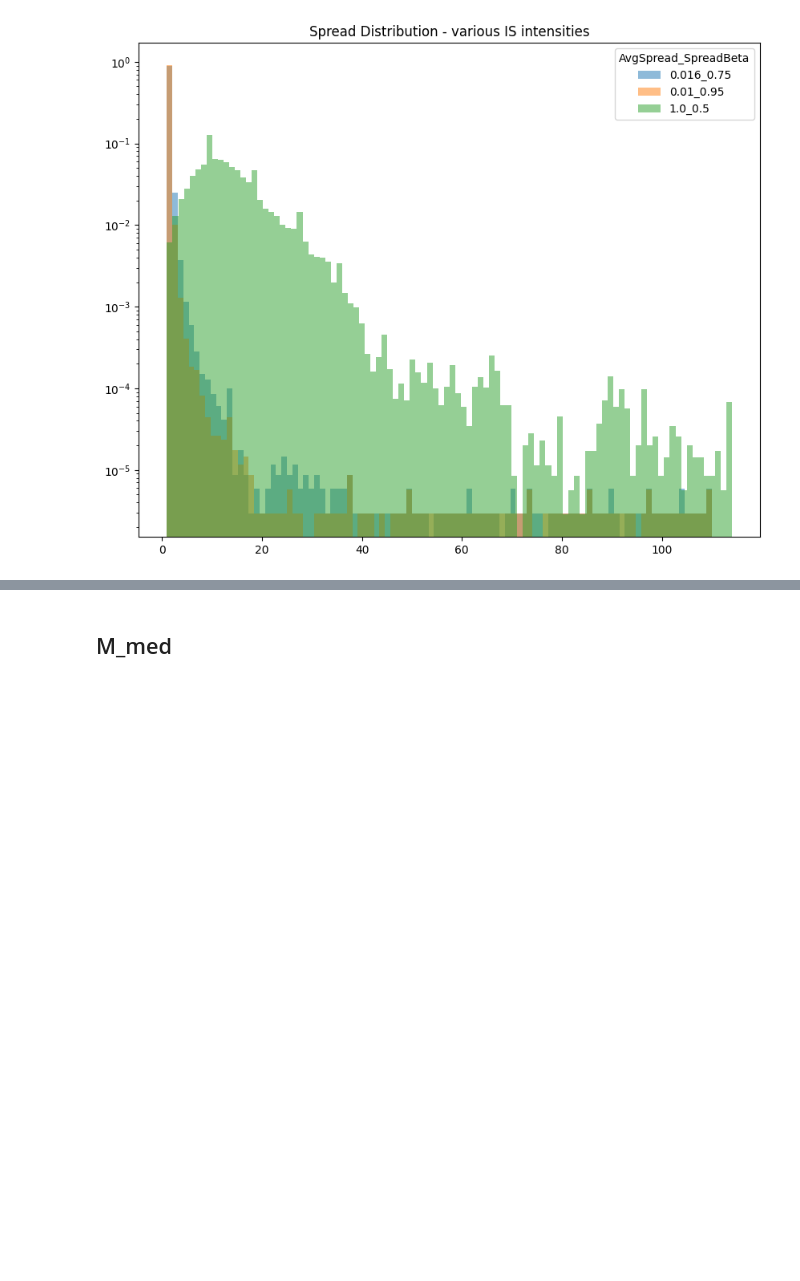
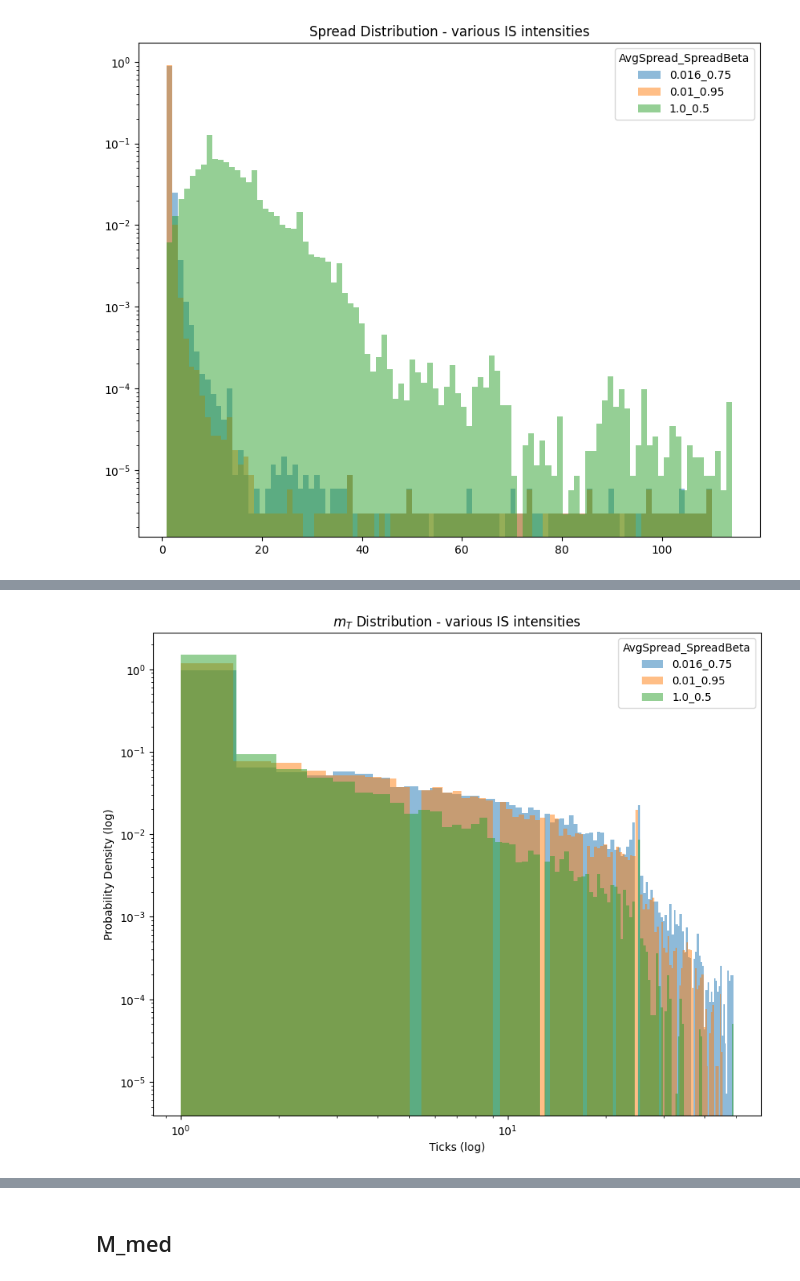
Before and after one commit to konqr/lobSimulations, a Jupyter notebook: src/backup/hawkes/experiments/toyModelSmallTick.ipynb, the cells around one changed output, grey strips where cells are left out. Saved outputs shown, nothing was run; the diff lists cells and outputs as text; code cells hidden in the pictures; blank space fills up the shorter version.

```diff
--- a/src/backup/hawkes/experiments/toyModelSmallTick.ipynb
+++ b/src/backup/hawkes/experiments/toyModelSmallTick.ipynb
@@ -455,0 +463,14 @@ plt.legend()
+# %%
+plt.figure(figsize=(10,8))
+for s, l in zip(m_Ts, labels):
+    if l in ['0.01_0.95', '0.016_0.75', '1.0_0.5']:
+        plt.hist(s, bins=100, label=l, density=True, histtype = 'stepfilled', alpha = 0.5)
+plt.legend(loc='upper right', title = 'AvgSpread_SpreadBeta')
+plt.xscale('log')
+plt.yscale('log')
+plt.xlabel('Ticks (log)')
+plt.ylabel('Probability Density (log)')
+plt.title('$m_T$ Distribution - various IS intensities')
+plt.savefig('D:\\PhD\\results - small tick\\ergStudy_IS_m_T.png')
+# %% [output]
+[figure, added]
```
Also changed, not shown: parts of 7 cells of this notebook, 1 other file.
